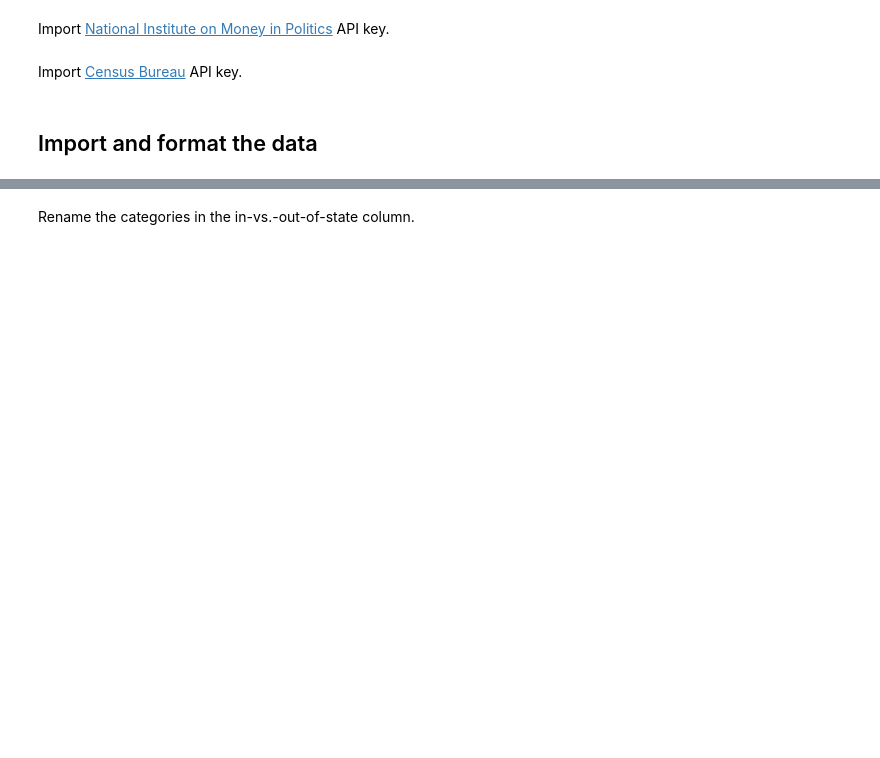
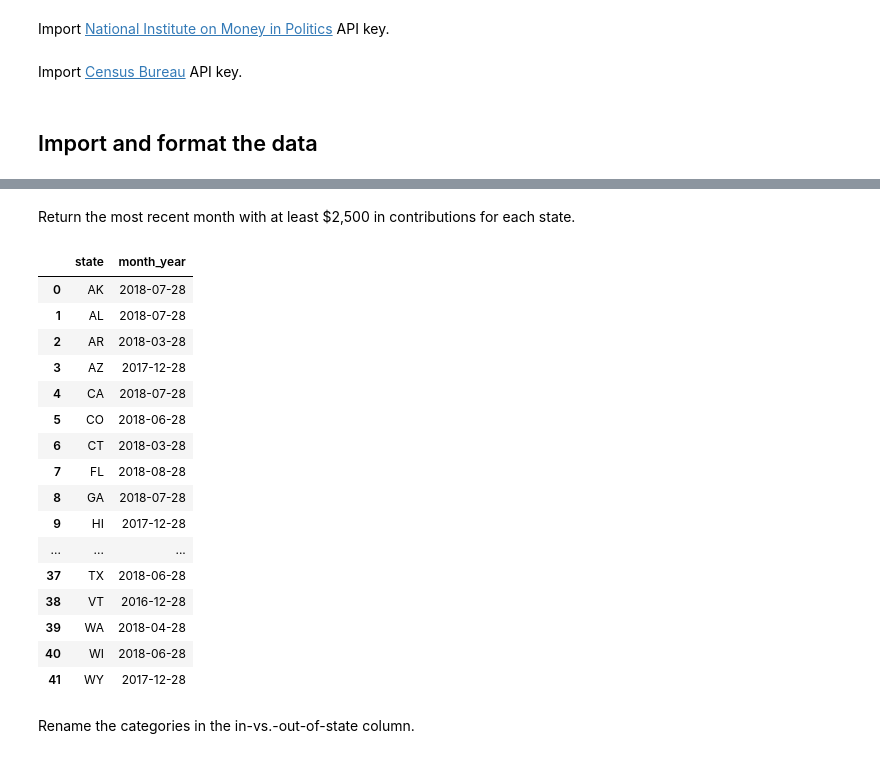
Before and after one commit to PublicI/out-of-state-contribs, a Jupyter notebook: out-of-state-contribs.ipynb, the cells around one changed output, grey strips where cells are left out. Cells and saved outputs as stored; diff of their text form; code cells hidden in the pictures; blank space fills up the shorter version.

```diff
--- a/out-of-state-contribs.ipynb
+++ b/out-of-state-contribs.ipynb
@@ -61,0 +115,3 @@ contribs_18.head(1)
+# %%
+grouped_by_month_year = contribs_18.groupby(["state", "month_year"])["amount"].sum().reset_index()
+grouped_by_month_year.info()
@@ -61,0 +127,3 @@ contribs_18.head(1)
+# %%
+grouped_by_month_year["month_year"] = grouped_by_month_year["month_year"].astype(str) + "-28" # No month has fewer than 28 days
+grouped_by_month_year.info()
@@ -61,0 +148,3 @@ contribs_18.head(1)
+# %%
+grouped_by_month_year["month_year"] = pd.to_datetime(grouped_by_month_year["month_year"], errors="coerce")
+grouped_by_month_year.info()
@@ -61,0 +171,3 @@ contribs_18.head(1)
+# %%
+grouped_by_month_year = grouped_by_month_year[(grouped_by_month_year["amount"] >= 2500) & (grouped_by_month_year["month_year"] <= "2018-08-28")]
+grouped_by_month_year.info()
@@ -62,3 +183,26 @@ contribs_18.head(1)
+# %% [markdown]
+Return the most recent month with at least $2,500 in contributions for each state.
+# %%
+latest_month = grouped_by_month_year.groupby("state")["month_year"].max().reset_index()
+latest_month
+# %% [output]
+|  | state | month_year |
+| 0 | AK | 2018-07-28 |
+| 1 | AL | 2018-07-28 |
+| 2 | AR | 2018-03-28 |
+| 3 | AZ | 2017-12-28 |
+| 4 | CA | 2018-07-28 |
+| 5 | CO | 2018-06-28 |
+| 6 | CT | 2018-03-28 |
+| 7 | FL | 2018-08-28 |
+| 8 | GA | 2018-07-28 |
+| 9 | HI | 2017-12-28 |
+| ... | ... | ... |
+| 37 | TX | 2018-06-28 |
+| 38 | VT | 2016-12-28 |
+| 39 | WA | 2018-04-28 |
+| 40 | WI | 2018-06-28 |
+| 41 | WY | 2017-12-28 |
 # %% [markdown]
 Rename the categories in the in-vs.-out-of-state column.
 # %%
```
Also changed, not shown: parts of 18 cells of this notebook.
